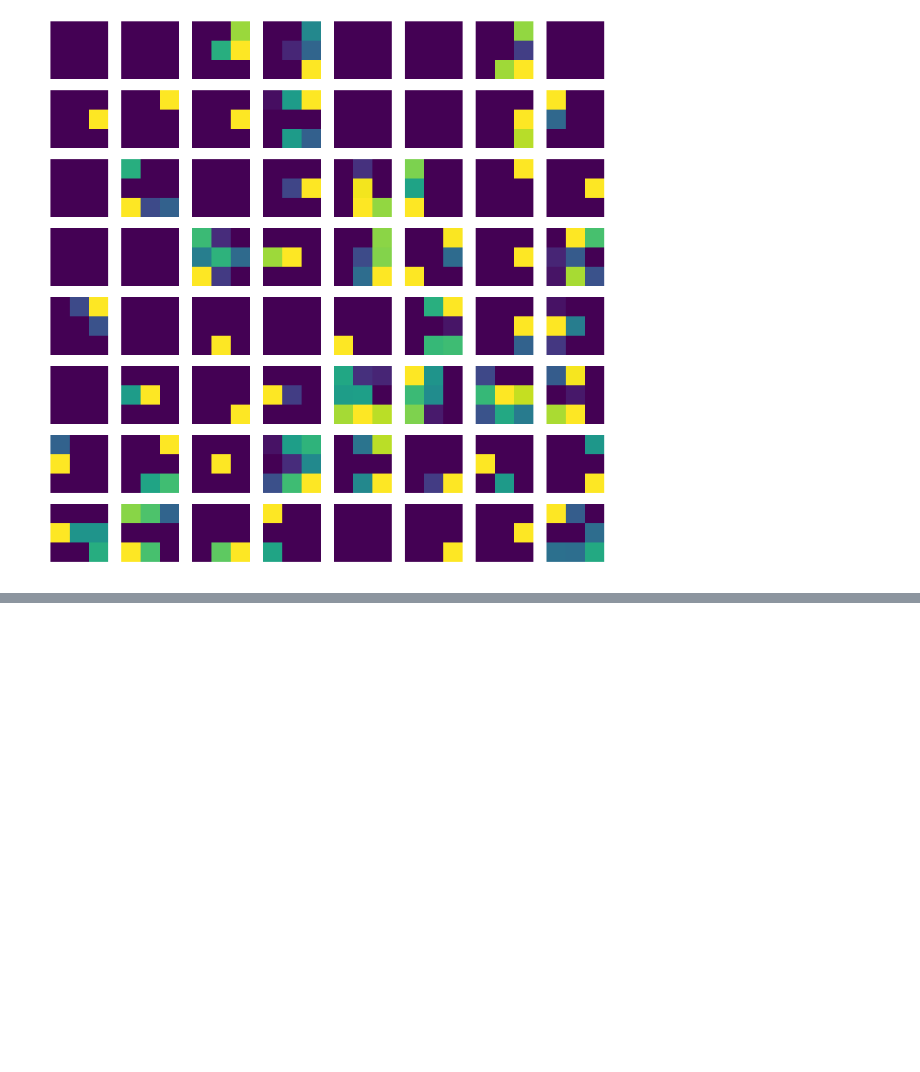
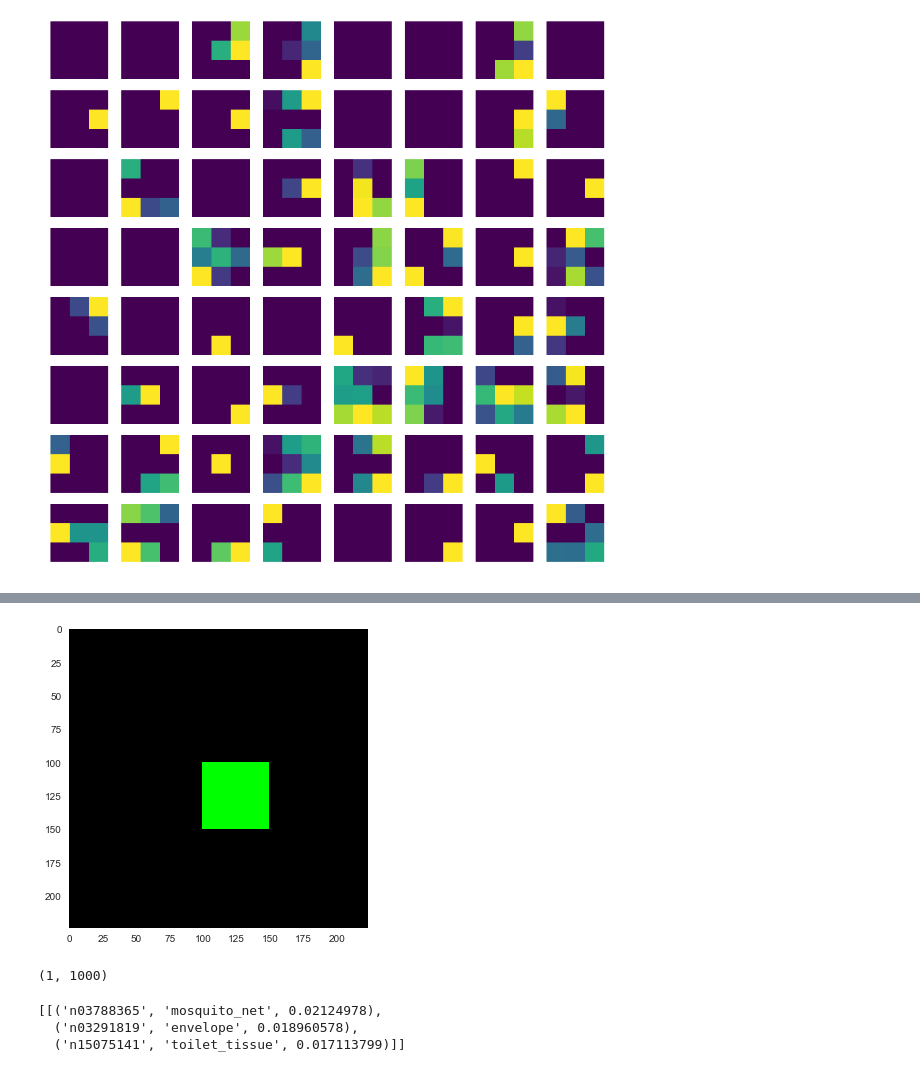
Before and after one commit to kamrik/ML2, a Jupyter notebook: slides/10_week.ipynb, the cells around one changed output, grey strips where cells are left out. Drawn from its saved outputs; the diff is of its cells as text; code cells hidden in the pictures; blank space fills up the shorter version.

```diff
--- a/slides/10_week.ipynb
+++ b/slides/10_week.ipynb
@@ -96,0 +187,19 @@ model.save('mnist_digits.h5')
+# %%
+x = np.zeros((224, 224, 3), dtype=np.float32)
+x[100:150, 100:150, 1] = 1
+plt.imshow(x)
+plt.grid(False)
+# %% [output]
+[figure, added]
+# %%
+probabilities = model.predict(x.reshape(1,224,224,3))
+probabilities.shape
+# %% [output]
+(1, 1000)
+# %%
+from keras.applications.vgg16 import decode_predictions
+decode_predictions(probabilities, top=3)
+# %% [output]
+[[('n03788365', 'mosquito_net', 0.02124978),
+  ('n03291819', 'envelope', 0.018960578),
+  ('n15075141', 'toilet_tissue', 0.017113799)]]
```
Also changed, not shown: parts of 29 cells of this notebook.
